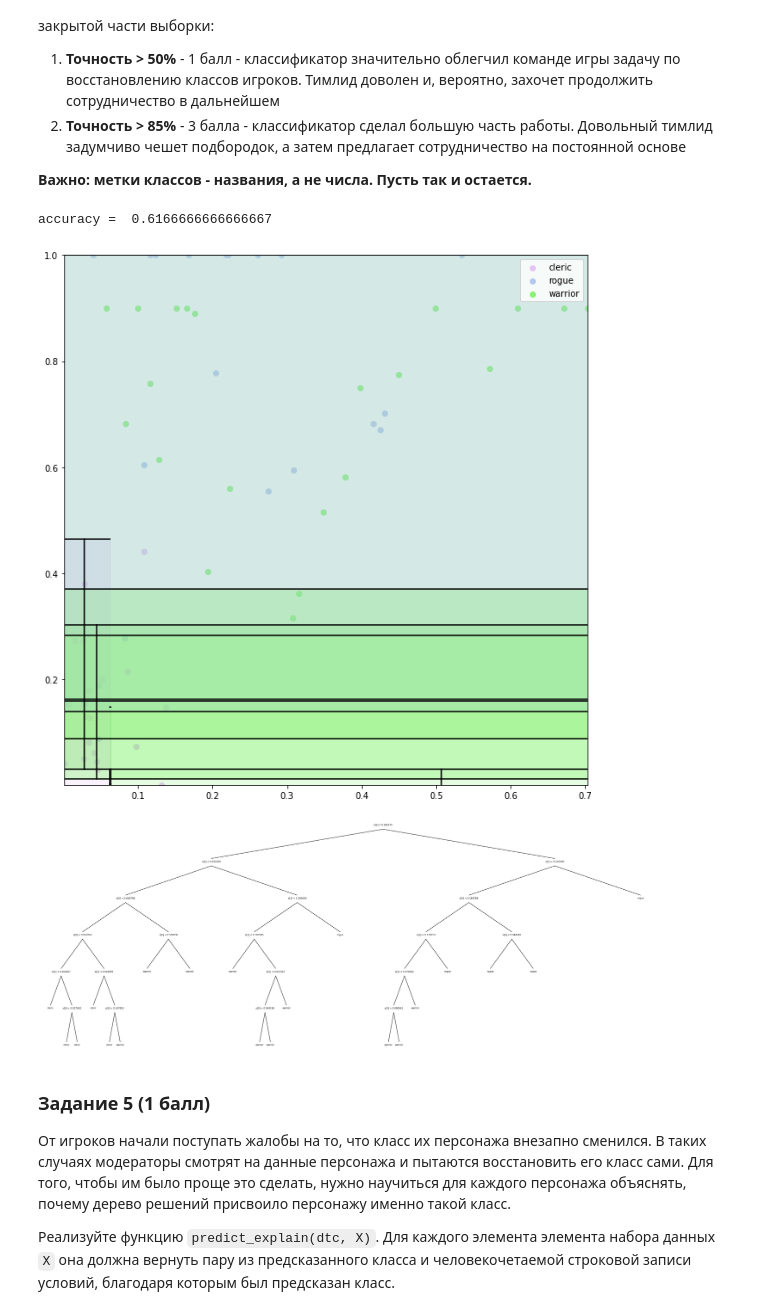
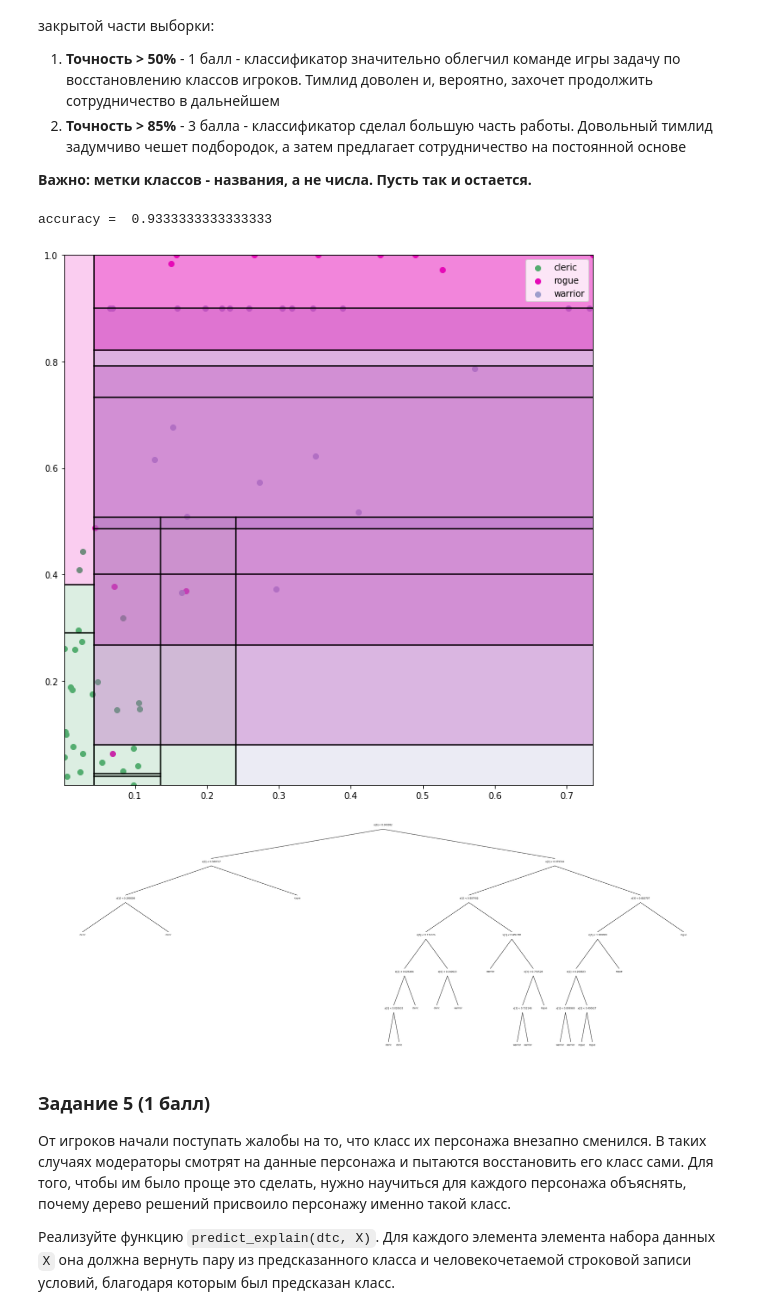
Before and after one commit to maximumSHOT-HSE/ML-HW, a Jupyter notebook: hw03/hw03_task.ipynb, the cells around one changed output. Drawn from its saved outputs; the diff is of its cells as text; code cells hidden in the pictures.

```diff
--- a/hw03/hw03_task.ipynb
+++ b/hw03/hw03_task.ipynb
@@ -78,7 +78,6 @@ __Интерфейс классов можно и нужно менять при
 class DecisionTreeLeaf:
     def __init__(self, ys: np.ndarray):
         occur = dict()
-        ys = ys.reshape(ys.size)
         if ys.size > 0:
             for y in ys:
                 if y in occur:
@@ -89,6 +88,7 @@ class DecisionTreeLeaf:
             occur[k] /= ys.shape[0]
         self.probabilities = occur
         self.y = max(self.probabilities.keys(), key=lambda label: self.probabilities[label])
+        self.size = ys.size
 
 
 class DecisionTreeNode:
@@ -97,6 +97,7 @@ class DecisionTreeNode:
         self.split_value = split_value
         self.left = left
         self.right = right
+        self.size = left.size + right.size
 # %% [markdown]
 ### Задание 3 (3 балла)
 Теперь перейдем к самому дереву решений. Реализуйте класс `DecisionTreeClassifier`.
@@ -136,32 +137,36 @@ class DecisionTreeClassifier:
         for dim in range(xs.shape[1]):
             ids.sort(key=lambda i: xs[i][dim])
             for j in range(xs.shape[0]):
-                if j > 0 and xs[ids[j]][dim] == xs[ids[j - 1]][dim] or min(j + 1, xs.shape[0] - j - 1) < self.min_samples_leaf:
+                separator = xs[j][dim]
+
+                left_y = np.array([ys[ids[q]] for q in range(j + 1) if xs[ids[q]][dim] < separator])
+                right_y = np.array([ys[ids[q]] for q in range(j + 1, xs.shape[0]) if xs[ids[q]][dim] >= separator])
+
+                if left_y.shape[0] < self.min_samples_leaf or right_y.shape[0] < self.min_samples_leaf:
                     continue
-                left_y = np.array([ys[ids[q]] for q in range(j + 1)])
-                right_y = np.array([ys[ids[q]] for q in range(j + 1, xs.shape[0])])
+
                 ig = gain(left_y, right_y, self.criterion)
 
                 if best_dim == -1 or ig > best_ig:
                     best_ig = ig
                     best_dim = dim
-                    best_separator = j
+                    best_separator = separator
 
         if best_dim == -1:
             return DecisionTreeLeaf(ys)
 
         ids.sort(key=lambda i: xs[i][best_dim])
 
-        left_xs = np.array([xs[ids[q]] for q in range(0, best_separator + 1)])
-        left_ys = np.array([ys[ids[q]] for q in range(0, best_separator + 1)])
+        left_xs = np.array([xs[q] for q in ids if xs[q][best_dim] < best_separator])
+        left_ys = np.array([ys[q] for q in ids if xs[q][best_dim] < best_separator])
 
-        right_xs = np.array([xs[ids[q]] for q in range(best_separator + 1, xs.shape[0])])
-        right_ys = np.array([ys[ids[q]] for q in range(best_separator + 1, xs.shape[0])])
+        right_xs = np.array([xs[q] for q in ids if xs[q][best_dim] >= best_separator])
+        right_ys = np.array([ys[q] for q in ids if xs[q][best_dim] >= best_separator])
 
         left_son = self.build_tree(left_xs, left_ys, depth + 1)
         right_son = self.build_tree(right_xs, right_ys, depth + 1)
 
-        return DecisionTreeNode(best_dim, xs[best_separator + 1][best_dim], left_son, right_son)
+        return DecisionTreeNode(best_dim, best_separator, left_son, right_son)
 
     def fit(self, xs: np.ndarray, ys: np.ndarray):
         ys = ys.reshape(ys.size)
@@ -187,11 +192,11 @@ class DecisionTreeClassifier:
             return node.y, ''
         if x[node.split_dim] < node.split_value:
             y, s = self.explain(x, node.left)
-            s += f'\nx[{node.split_dim}] < {node.split_value}'
+            s += f'\nx[{node.split_dim}] = {x[node.split_dim]} < {node.split_value}'
             return y, s
         else:
             y, s = self.explain(x, node.right)
-            s += f'\nx[{node.split_dim}] >= {node.split_dim}'
+            s += f'\nx[{node.split_dim}] = {x[node.split_dim]} >= {node.split_dim}'
             return y, s
 # %% [markdown]
 Построенное дерево можно нарисовать. Метод `draw_tree` рисует дерево и сохраняет его в указанный файл.
@@ -329,30 +334,30 @@ def read_dataset(path):
 # %%
 X, y = read_dataset("train.csv")
 _min = X.min(axis=0)
 _max = X.max(axis=0)
 X = (X - _min) / (_max - _min)
 
 ratio = 0.9
 sep = int(ratio * X.shape[0])
 
 X_train = X[:sep]
 y_train = y[:sep]
 
 X_test = X[sep:]
 y_test = y[sep:]
 
-dtc = DecisionTreeClassifier(max_depth=6, min_samples_leaf=5, criterion="entropy")
+dtc = DecisionTreeClassifier(max_depth=6, min_samples_leaf=10, criterion="entropy")
 dtc.fit(X_train, y_train)
 
 y_pred = dtc.predict(X_test)
 print('accuracy = ', sum(1 for i in range(y_pred.size) if y_pred[i] == y_test[i]) / y_pred.size)
 
 plot_2d(dtc, X_test, y_test)
 draw_tree(dtc)
 # %% [output]
-accuracy =  0.6166666666666667
+accuracy =  0.9333333333333333
-[figure, old version]
+[figure, new version]
-[figure, old version]
+[figure, new version]
 # %% [markdown]
 ### Задание 5 (1 балл)
 От игроков начали поступать жалобы на то, что класс их персонажа внезапно сменился. В таких случаях модераторы смотрят на данные персонажа и пытаются восстановить его класс сами. Для того, чтобы им было проще это сделать, нужно научиться для каждого персонажа объяснять, почему дерево решений присвоило персонажу именно такой класс.
```
Also changed, not shown: parts of 3 cells of this notebook, 4 other files.
